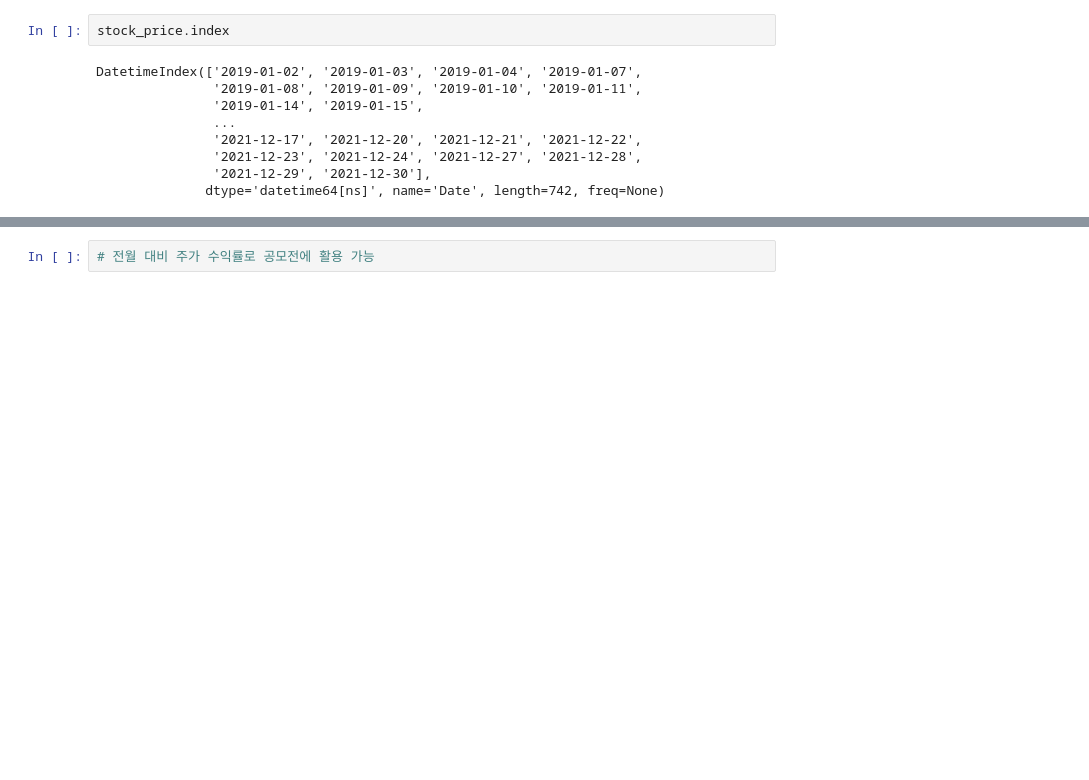
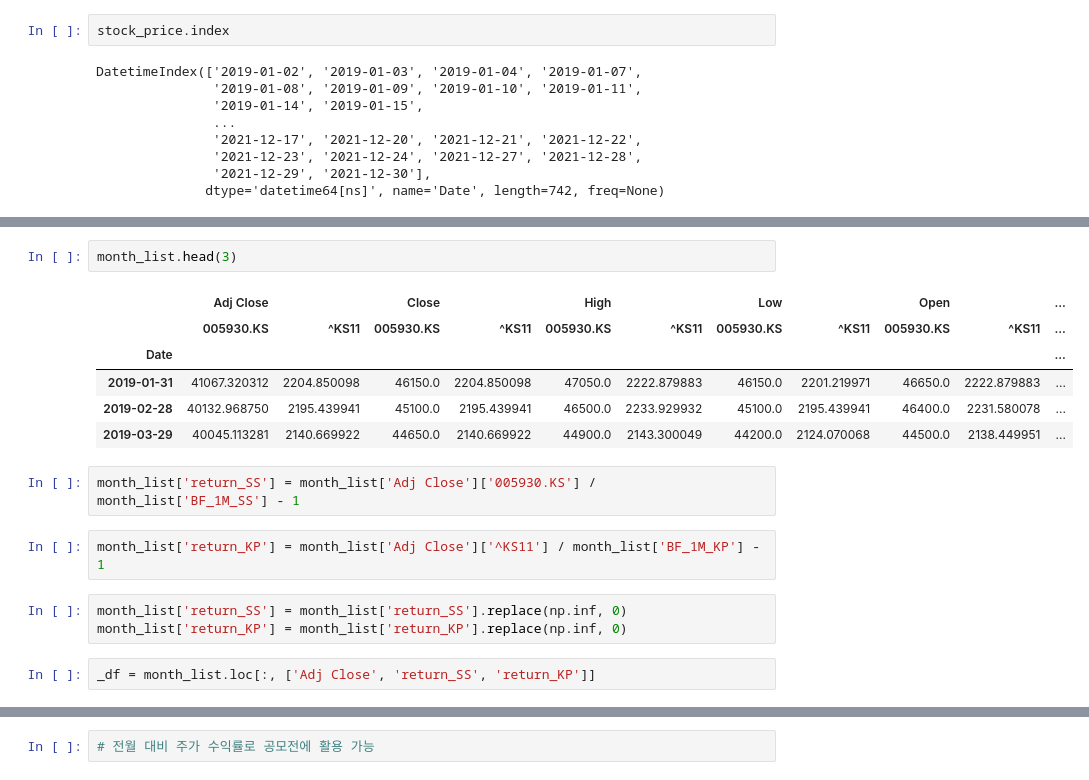
Before and after one commit to ZiNoBae/Practice_ubion, a Jupyter notebook: zino_drill/fin_stats_05_correlation.ipynb, the cells around one changed output, grey strips where cells are left out. Saved outputs shown, nothing was run; the diff lists cells and outputs as text; blank space fills up the shorter version.

```diff
--- a/zino_drill/fin_stats_05_correlation.ipynb
+++ b/zino_drill/fin_stats_05_correlation.ipynb
@@ -117,0 +145,18 @@ month_lis'BF_1M'
+# %%
+month_list.head(3)
+# %% [output]
+|  | Adj Close |  | Close |  | High |  | Low |  | Open |  | ... |
+|  | 005930.KS | ^KS11 | 005930.KS | ^KS11 | 005930.KS | ^KS11 | 005930.KS | ^KS11 | 005930.KS | ^KS11 | ... |
+| Date |  |  |  |  |  |  |  |  |  |  | ... |
+| 2019-01-31 | 41067.320312 | 2204.850098 | 46150.0 | 2204.850098 | 47050.0 | 2222.879883 | 46150.0 | 2201.219971 | 46650.0 | 2222.879883 | ... |
+| 2019-02-28 | 40132.968750 | 2195.439941 | 45100.0 | 2195.439941 | 46500.0 | 2233.929932 | 45100.0 | 2195.439941 | 46400.0 | 2231.580078 | ... |
+| 2019-03-29 | 40045.113281 | 2140.669922 | 44650.0 | 2140.669922 | 44900.0 | 2143.300049 | 44200.0 | 2124.070068 | 44500.0 | 2138.449951 | ... |
+# %%
+month_list['return_SS'] = month_list['Adj Close']['005930.KS'] / month_list['BF_1M_SS'] - 1
+# %%
+month_list['return_KP'] = month_list['Adj Close']['^KS11'] / month_list['BF_1M_KP'] - 1
+# %%
+month_list['return_SS'] = month_list['return_SS'].replace(np.inf, 0)
+month_list['return_KP'] = month_list['return_KP'].replace(np.inf, 0)
+# %%
+_df = month_list.loc[:, ['Adj Close', 'return_SS', 'return_KP']]
```
Also changed, not shown: parts of 16 cells of this notebook.
